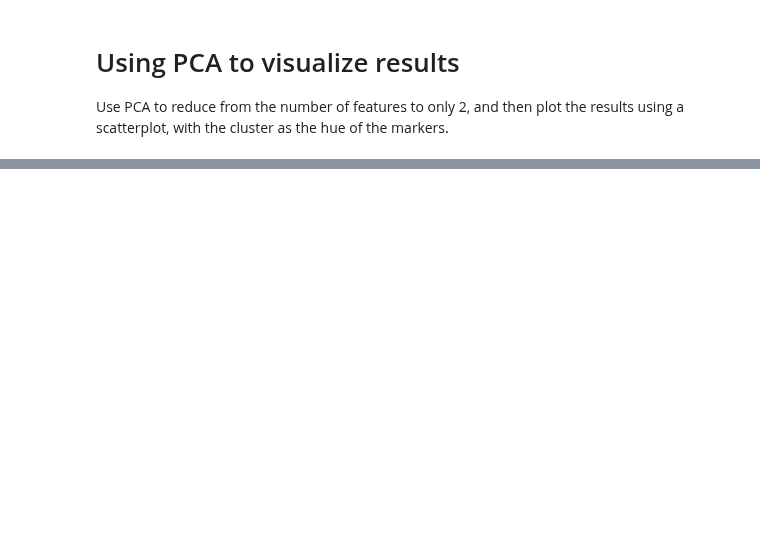
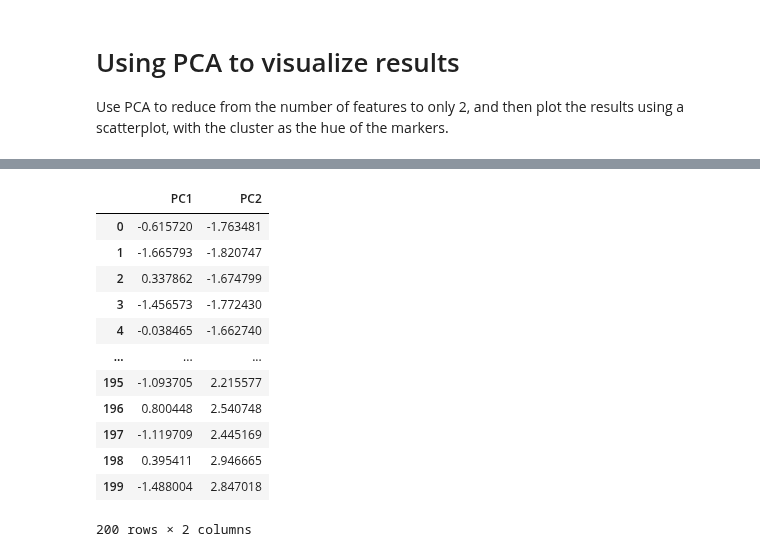
Before and after one commit to andres-mart/AnyoneAI, a Jupyter notebook: 2. Sprint_2/Assignments/13_1_1_PRACTICE_Unsupervised_Learning_of_costumer_data_using_KMeans.ipynb, the cells around one changed output, grey strips where cells are left out. Drawn from its saved outputs; the diff is of its cells as text; code cells hidden in the pictures; blank space fills up the shorter version.

```diff
--- a/2. Sprint_2/Assignments/13_1_1_PRACTICE_Unsupervised_Learning_of_costumer_data_using_KMeans.ipynb
+++ b/2. Sprint_2/Assignments/13_1_1_PRACTICE_Unsupervised_Learning_of_costumer_data_using_KMeans.ipynb
@@ -349,0 +283,16 @@ plt.show()
+# %%
+pca_df
+# %% [output]
+|  | PC1 | PC2 |
+| 0 | -0.615720 | -1.763481 |
+| 1 | -1.665793 | -1.820747 |
+| 2 | 0.337862 | -1.674799 |
+| 3 | -1.456573 | -1.772430 |
+| 4 | -0.038465 | -1.662740 |
+| ... | ... | ... |
+| 195 | -1.093705 | 2.215577 |
+| 196 | 0.800448 | 2.540748 |
+| 197 | -1.119709 | 2.445169 |
+| 198 | 0.395411 | 2.946665 |
+| 199 | -1.488004 | 2.847018 |
+200 rows × 2 columns
```
Also changed, not shown: parts of 7 cells of this notebook.
